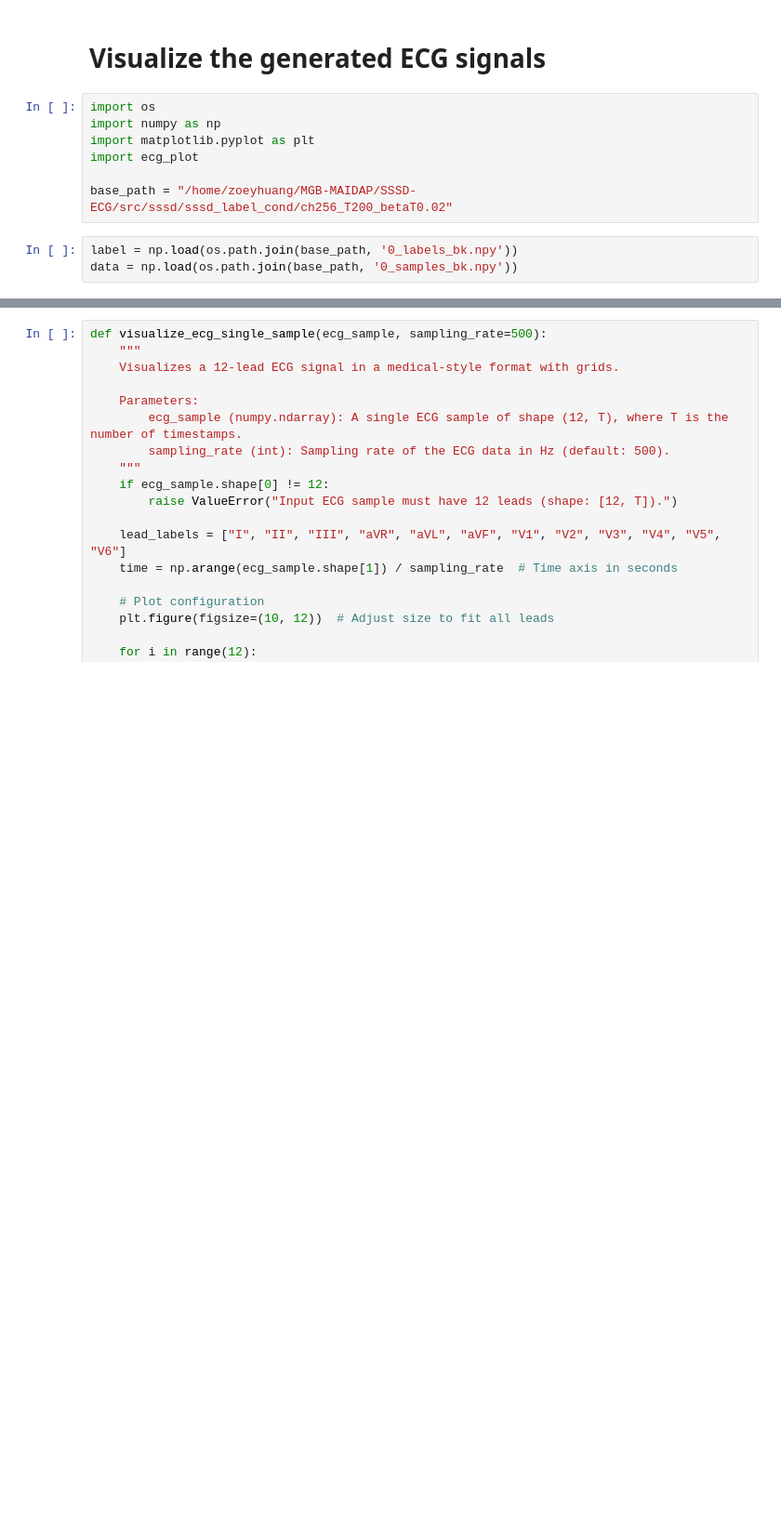
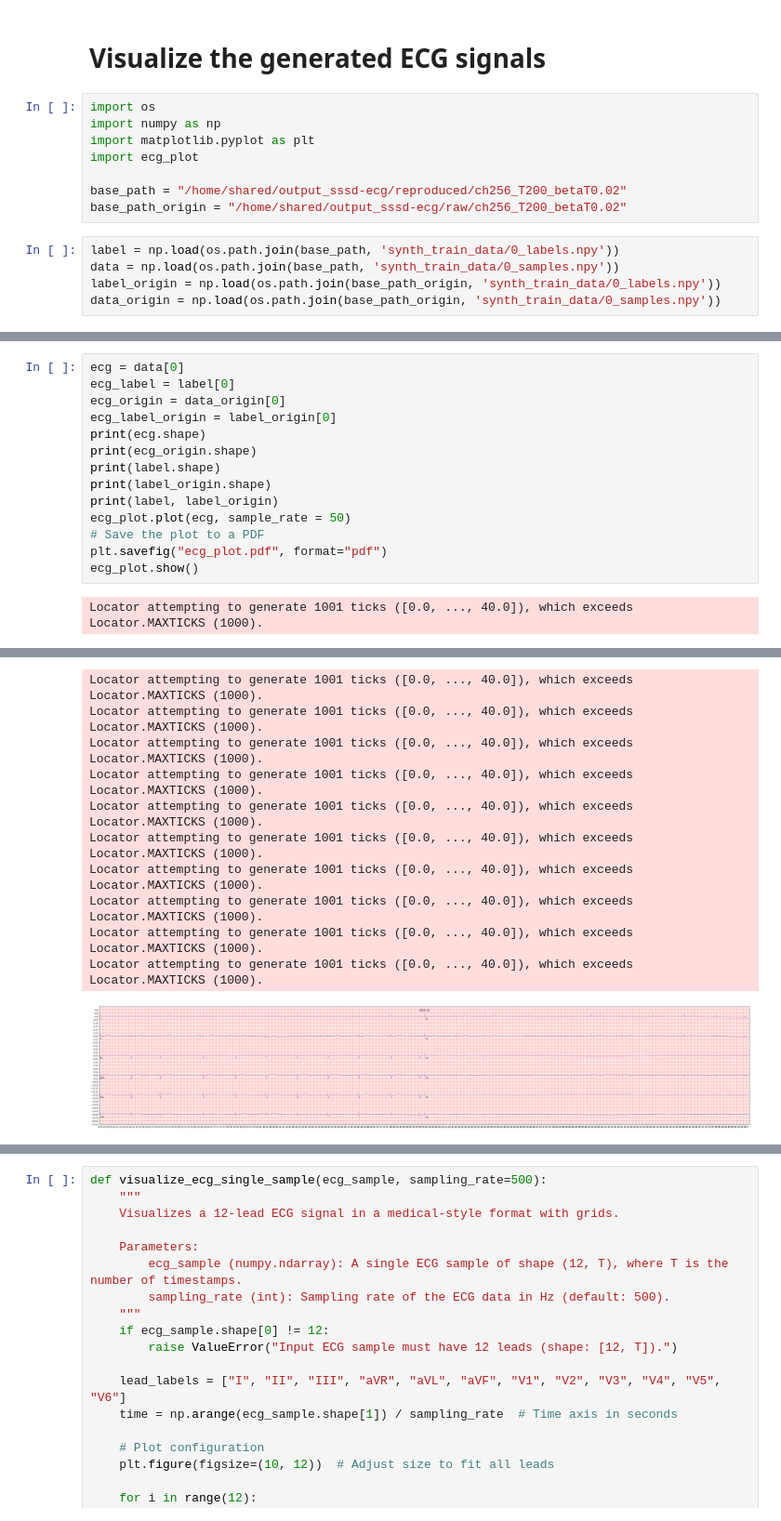
Before and after one commit to Synmed-MGB-MAIDAP/SSSD-ECG, a Jupyter notebook: src/sssd/visualize.ipynb, the cells around one changed output, grey strips where cells are left out. Shown at 93% size. Drawn from its saved outputs; the diff is of its cells as text; blank space fills up the shorter version.

```diff
--- a/src/sssd/visualize.ipynb
+++ b/src/sssd/visualize.ipynb
@@ -6,7 +6,10 @@ import numpy as np
 import matplotlib.pyplot as plt
 import ecg_plot
 
-base_path = "/home/zoeyhuang/MGB-MAIDAP/SSSD-ECG/src/sssd/sssd_label_cond/ch256_T200_betaT0.02"
+base_path = "/home/shared/output_sssd-ecg/reproduced/ch256_T200_betaT0.02"
+base_path_origin = "/home/shared/output_sssd-ecg/raw/ch256_T200_betaT0.02"
 # %%
-label = np.load(os.path.join(base_path, '0_labels_bk.npy'))
-data = np.load(os.path.join(base_path, '0_samples_bk.npy'))
+label = np.load(os.path.join(base_path, 'synth_train_data/0_labels.npy'))
+data = np.load(os.path.join(base_path, 'synth_train_data/0_samples.npy'))
+label_origin = np.load(os.path.join(base_path_origin, 'synth_train_data/0_labels.npy'))
+data_origin = np.load(os.path.join(base_path_origin, 'synth_train_data/0_samples.npy'))
@@ -18,0 +22,16 @@ print(label.shape, data.shape)
+# %%
+ecg = data[0]
+ecg_label = label[0]
+ecg_origin = data_origin[0]
+ecg_label_origin = label_origin[0]
+print(ecg.shape)
+print(ecg_origin.shape)
+print(label.shape)
+print(label_origin.shape)
+print(label, label_origin)
+ecg_plot.plot(ecg, sample_rate = 50)
+# Save the plot to a PDF
+plt.savefig("ecg_plot.pdf", format="pdf")
+ecg_plot.show()
+# %% [output]
+Locator attempting to generate 1001 ticks ([0.0, ..., 40.0]), which exceeds Locator.MAXTICKS (1000).
@@ -18,0 +55,11 @@ print(label.shape, data.shape)
+Locator attempting to generate 1001 ticks ([0.0, ..., 40.0]), which exceeds Locator.MAXTICKS (1000).
+Locator attempting to generate 1001 ticks ([0.0, ..., 40.0]), which exceeds Locator.MAXTICKS (1000).
+Locator attempting to generate 1001 ticks ([0.0, ..., 40.0]), which exceeds Locator.MAXTICKS (1000).
+Locator attempting to generate 1001 ticks ([0.0, ..., 40.0]), which exceeds Locator.MAXTICKS (1000).
+Locator attempting to generate 1001 ticks ([0.0, ..., 40.0]), which exceeds Locator.MAXTICKS (1000).
+Locator attempting to generate 1001 ticks ([0.0, ..., 40.0]), which exceeds Locator.MAXTICKS (1000).
+Locator attempting to generate 1001 ticks ([0.0, ..., 40.0]), which exceeds Locator.MAXTICKS (1000).
+Locator attempting to generate 1001 ticks ([0.0, ..., 40.0]), which exceeds Locator.MAXTICKS (1000).
+Locator attempting to generate 1001 ticks ([0.0, ..., 40.0]), which exceeds Locator.MAXTICKS (1000).
+Locator attempting to generate 1001 ticks ([0.0, ..., 40.0]), which exceeds Locator.MAXTICKS (1000).
+[figure, added]
```
Also changed, not shown: parts of 7 cells of this notebook, 6 other files.
